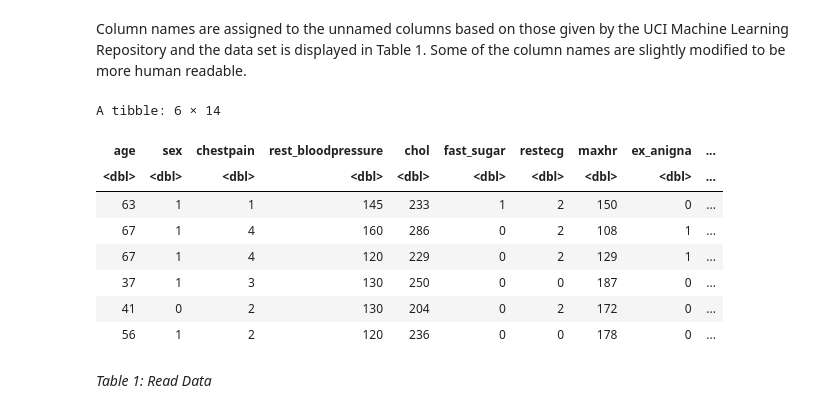
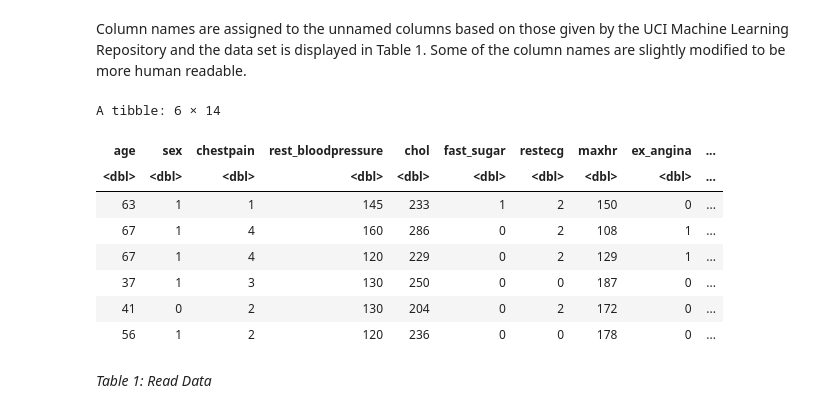
Before and after one commit to khyeo1011/dsci100_26, a Jupyter notebook: Project Report.ipynb, the cells around one changed output. Drawn from its saved outputs; the diff is of its cells as text; code cells hidden in the pictures.

```diff
--- a/Project Report.ipynb
+++ b/Project Report.ipynb
@@ -45,11 +63,11 @@ dbl (12): X1, X2, X3, X4, X5, X6, X7, X8, X9, X10, X11, X14
 # %% [markdown]
 Column names are assigned to the unnamed columns based on those given by the UCI Machine Learning Repository and the data set is displayed in Table 1. Some of the column names are slightly modified to be more human readable.
 # %%
-colnames(processed_cleveland_hd) <- c("age", "sex", "chestpain", "rest_bloodpressure", "chol", "fast_sugar", "restecg", "maxhr", "ex_anigna", "st_depression", "slope", "num_vessels", "thal", "num")
+colnames(processed_cleveland_hd) <- c("age", "sex", "chestpain", "rest_bloodpressure", "chol", "fast_sugar", "restecg", "maxhr", "ex_angina", "st_depression", "slope", "num_vessels", "thal", "num")
 head(processed_cleveland_hd)
 # %% [output]
 A tibble: 6 × 14
-| age | sex | chestpain | rest_bloodpressure | chol | fast_sugar | restecg | maxhr | ex_anigna | ... |
+| age | sex | chestpain | rest_bloodpressure | chol | fast_sugar | restecg | maxhr | ex_angina | ... |
 | <dbl> | <dbl> | <dbl> | <dbl> | <dbl> | <dbl> | <dbl> | <dbl> | <dbl> | ... |
 | 63 | 1 | 1 | 145 | 233 | 1 | 2 | 150 | 0 | ... |
 | 67 | 1 | 4 | 160 | 286 | 0 | 2 | 108 | 1 | ... |
```
Also changed, not shown: parts of 9 cells of this notebook.
